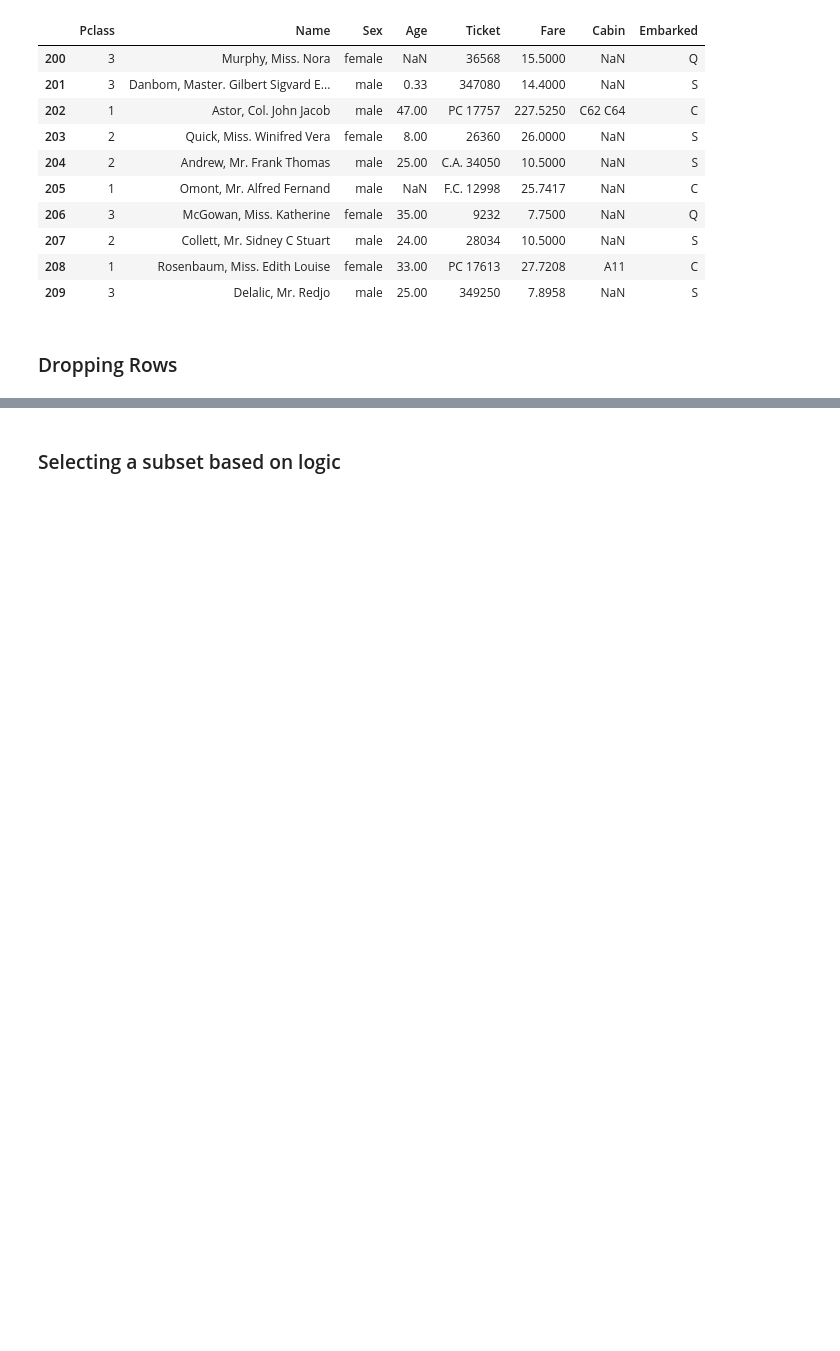
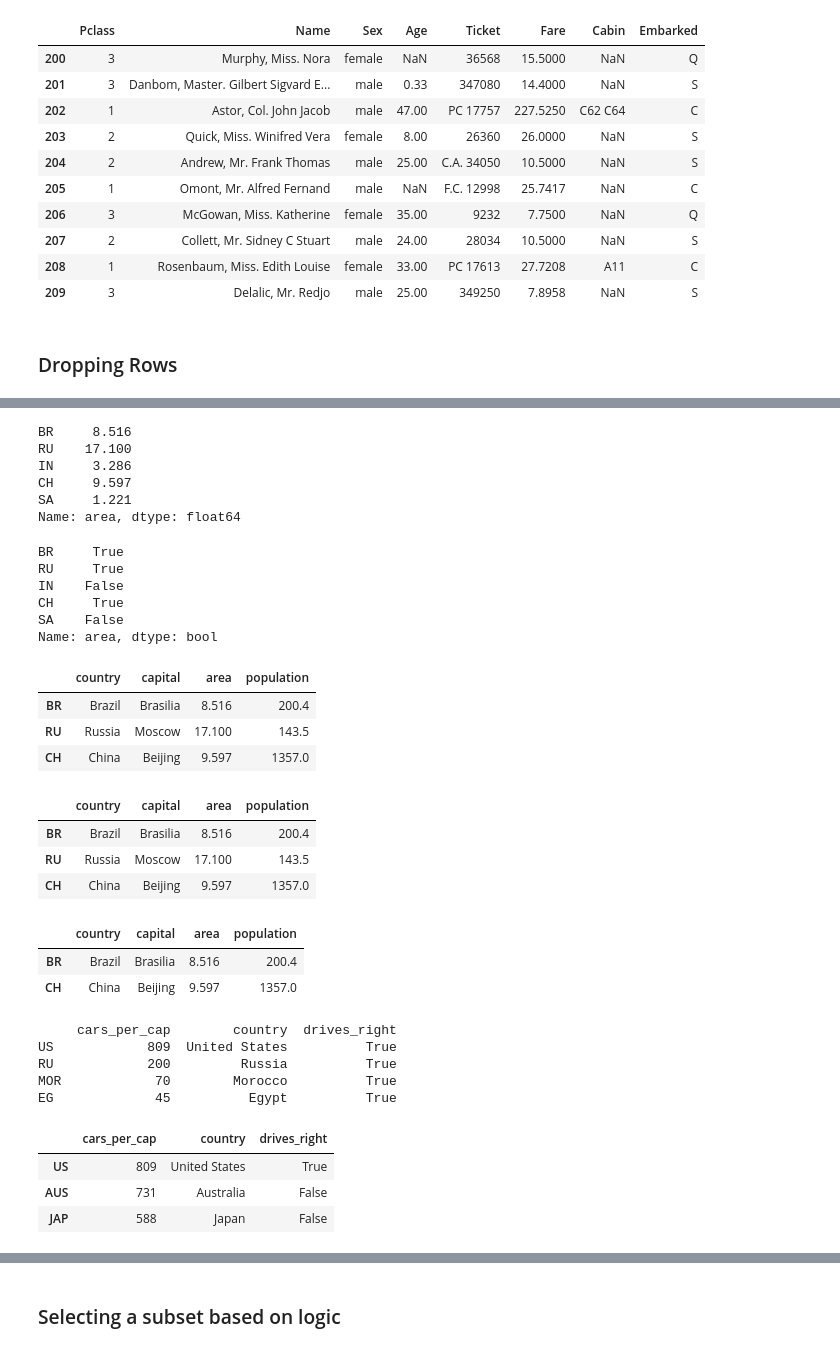
Before and after one commit to TheBoyMoe/DataScience-Repo, a Jupyter notebook: CodeAcademy-Data-Science/05-Pandas/05-pandas-review.ipynb, the cells around one changed output, grey strips where cells are left out. Drawn from its saved outputs; the diff is of its cells as text; code cells hidden in the pictures; blank space fills up the shorter version.

Commit message:
filtering pandas dataframes

```diff
--- a/CodeAcademy-Data-Science/05-Pandas/05-pandas-review.ipynb
+++ b/CodeAcademy-Data-Science/05-Pandas/05-pandas-review.ipynb
@@ -403,0 +412,5 @@ df.drop([204, 205, 206], axis=0)[200:210]
+# %%
+import pandas as pd
+
+df_brics = pd.read_csv('data/brics.csv', index_col=0)
+df_brics
@@ -403,0 +424,62 @@ df.drop([204, 205, 206], axis=0)[200:210]
+# %%
+# fetch the column to filter on as a pandas series
+filter = df_brics['area'] # or df_brics.loc['area'] OR df_brics.iloc[:, 2]
+filter
+# %% [output]
+BR     8.516
+RU    17.100
+IN     3.286
+CH     9.597
+SA     1.221
+Name: area, dtype: float64
+# %%
+# perform the comparison - returns a pandas series of booleans
+comparison = filter > 8.0
+print(comparison)
+# %% [output]
+BR     True
+RU     True
+IN    False
+CH     True
+SA    False
+Name: area, dtype: bool
+# %%
+# filter the data set - return all those countries with a population > 8 million
+df_brics[comparison]
+# %% [output]
+|  | country | capital | area | population |
+| BR | Brazil | Brasilia | 8.516 | 200.4 |
+| RU | Russia | Moscow | 17.100 | 143.5 |
+| CH | China | Beijing | 9.597 | 1357.0 |
+# %%
+df_brics[df_brics['area'] > 8] # all in one line
+# %% [output]
+|  | country | capital | area | population |
+| BR | Brazil | Brasilia | 8.516 | 200.4 |
+| RU | Russia | Moscow | 17.100 | 143.5 |
+| CH | China | Beijing | 9.597 | 1357.0 |
+# %%
+# find those countries with an area of > 8 and < 10
+df_brics[np.logical_and(df_brics['area'] > 8, df_brics['area'] < 10)]
+# %% [output]
+|  | country | capital | area | population |
+| BR | Brazil | Brasilia | 8.516 | 200.4 |
+| CH | China | Beijing | 9.597 | 1357.0 |
+# %%
+# create a subset of cars that drive on the right
+cars = pd.read_csv('data/cars.csv', index_col = 0)
+
+# Extract drives_right column as Series: dr
+dr = cars['drives_right']
+
+# Use dr to subset cars: sel
+sel = cars[dr == True]
+
+# Print sel
+print(sel)
+# %% [output]
+     cars_per_cap        country  drives_right
+US            809  United States          True
+RU            200         Russia          True
+MOR            70        Morocco          True
+EG             45          Egypt          True
@@ -403,0 +489,11 @@ df.drop([204, 205, 206], axis=0)[200:210]
+# %%
+# Create car_maniac: observations that have a cars_per_cap over 500
+cpc = cars['cars_per_cap']
+many_cars = cpc > 500
+car_maniac = cars[many_cars]
+car_maniac
+# %% [output]
+|  | cars_per_cap | country | drives_right |
+| US | 809 | United States | True |
+| AUS | 731 | Australia | False |
+| JAP | 588 | Japan | False |
```
Also changed, not shown: parts of 5 cells of this notebook, 3 other files.
